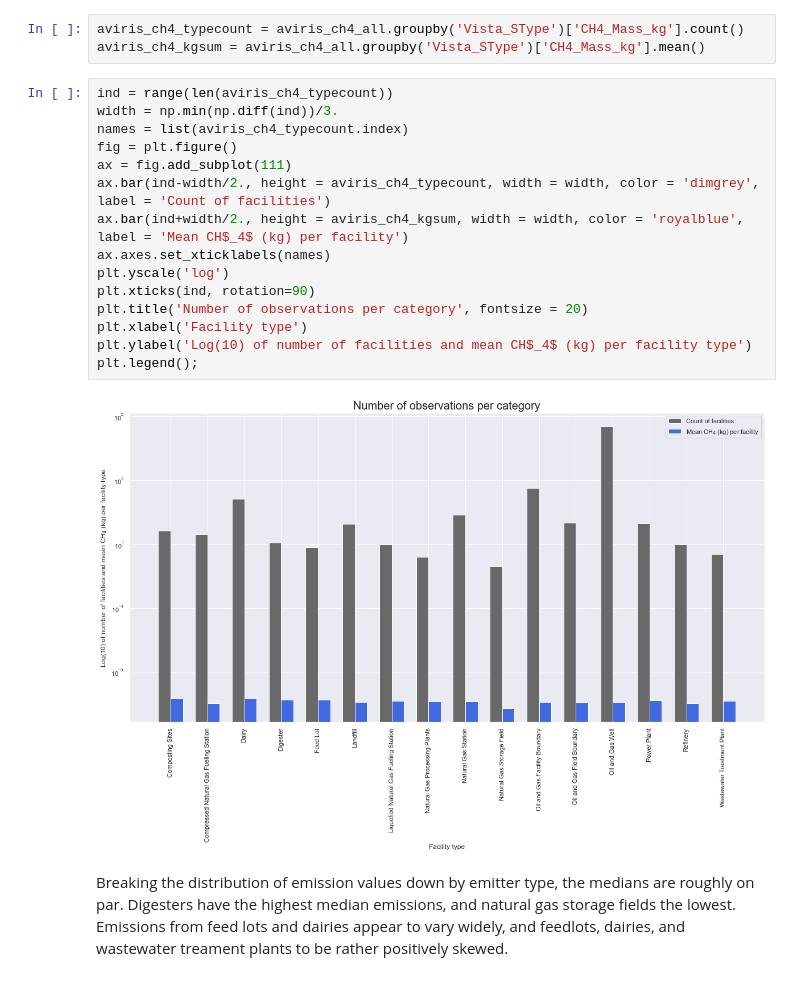
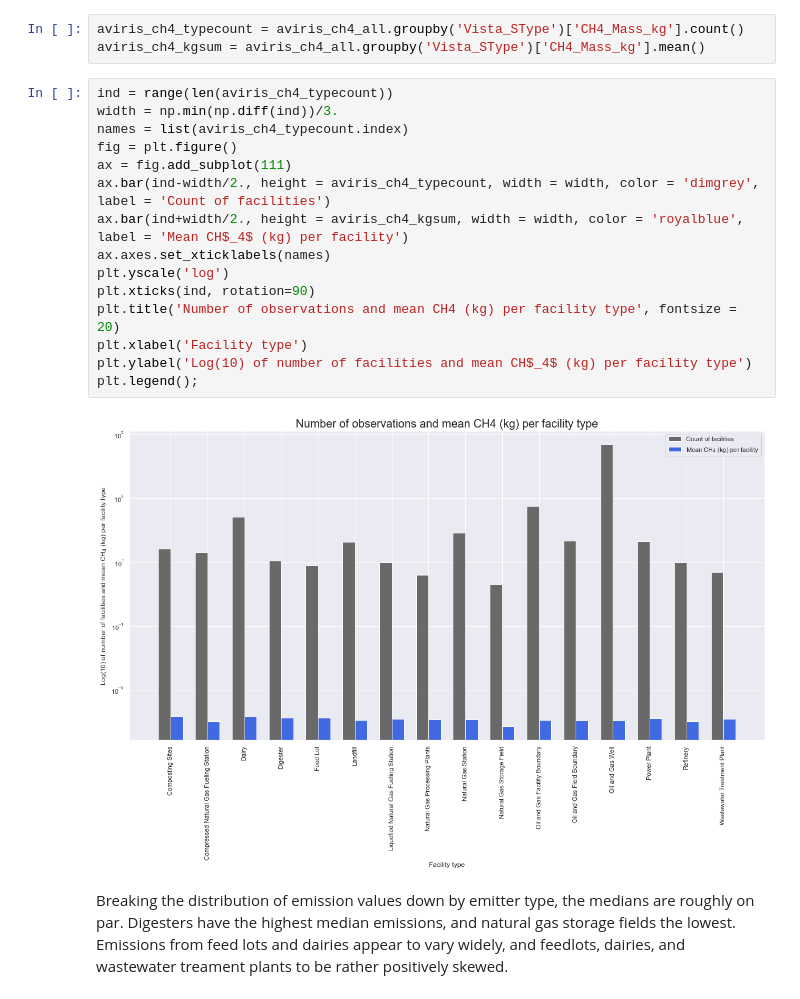
Before and after one commit to hikari-murayama/CA_ag_pollution, a Jupyter notebook: 00_Exploration_AVIRIS_CH4_mass.ipynb, the cells around one changed output. Saved outputs shown, nothing was run; the diff lists cells and outputs as text.

Commit message:
minor update to plot title

```diff
--- a/00_Exploration_AVIRIS_CH4_mass.ipynb
+++ b/00_Exploration_AVIRIS_CH4_mass.ipynb
@@ -71,20 +71,20 @@ aviris_ch4_kgsum = aviris_ch4_all.groupby('Vista_SType')['CH4_Mass_kg'].mean()
 # %%
 ind = range(len(aviris_ch4_typecount))
 width = np.min(np.diff(ind))/3.
 names = list(aviris_ch4_typecount.index)
 fig = plt.figure()
 ax = fig.add_subplot(111)
 ax.bar(ind-width/2., height = aviris_ch4_typecount, width = width, color = 'dimgrey', label = 'Count of facilities')
 ax.bar(ind+width/2., height = aviris_ch4_kgsum, width = width, color = 'royalblue', label = 'Mean CH$_4$ (kg) per facility')
 ax.axes.set_xticklabels(names)
 plt.yscale('log')
 plt.xticks(ind, rotation=90)
-plt.title('Number of observations per category', fontsize = 20)
+plt.title('Number of observations and mean CH4 (kg) per facility type', fontsize = 20)
 plt.xlabel('Facility type')
 plt.ylabel('Log(10) of number of facilities and mean CH$_4$ (kg) per facility type')
 plt.legend();
 # %% [output]
-[figure, old version]
+[figure, new version]
 # %% [markdown]
 Breaking the distribution of emission values down by emitter type, the medians are roughly on par. Digesters have the highest median emissions, and natural gas storage fields the lowest. Emissions from feed lots and dairies appear to vary widely, and feedlots, dairies, and wastewater treament plants to be rather positively skewed.
 # %%
```
